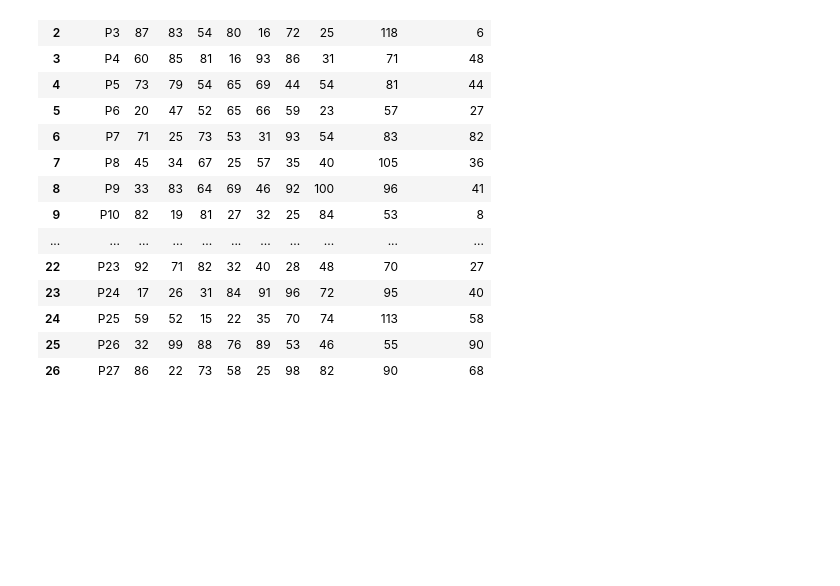
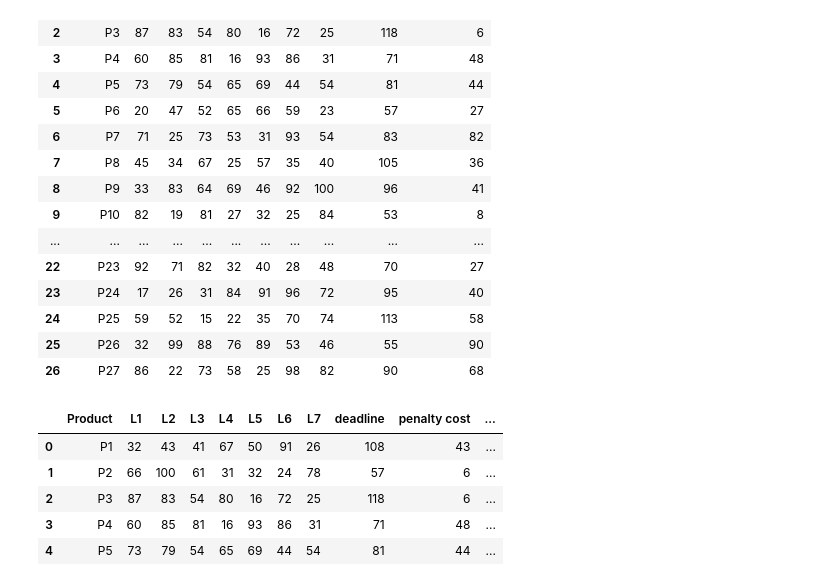
Before and after one commit to maritvanmegesen/OR5, a Jupyter notebook: or5_constructive_heuristic.ipynb, the cells around one changed output. Drawn from its saved outputs; the diff is of its cells as text; code cells hidden in the pictures; blank space fills up the shorter version.

```diff
--- a/or5_constructive_heuristic.ipynb
+++ b/or5_constructive_heuristic.ipynb
@@ -23,5 +23,16 @@ df_ch.head(27)
 | 24 | P25 | 59 | 52 | 15 | 22 | 35 | 70 | 74 | 113 | 58 |
 | 25 | P26 | 32 | 99 | 88 | 76 | 89 | 53 | 46 | 55 | 90 |
 | 26 | P27 | 86 | 22 | 73 | 58 | 25 | 98 | 82 | 90 | 68 |
+# %%
+#sorting products based on
+df_ch['proportion']=df_ch['deadline']/df_ch['penalty cost']
+df_ch.head()
+# %% [output]
+|  | Product | L1 | L2 | L3 | L4 | L5 | L6 | L7 | deadline | penalty cost | ... |
+| 0 | P1 | 32 | 43 | 41 | 67 | 50 | 91 | 26 | 108 | 43 | ... |
+| 1 | P2 | 66 | 100 | 61 | 31 | 32 | 24 | 78 | 57 | 6 | ... |
+| 2 | P3 | 87 | 83 | 54 | 80 | 16 | 72 | 25 | 118 | 6 | ... |
+| 3 | P4 | 60 | 85 | 81 | 16 | 93 | 86 | 31 | 71 | 48 | ... |
+| 4 | P5 | 73 | 79 | 54 | 65 | 69 | 44 | 54 | 81 | 44 | ... |
 # %%
 #sort the rows by urgency/by deadline - could also do by penalty cost
```
Also changed, not shown: parts of 3 cells of this notebook.
